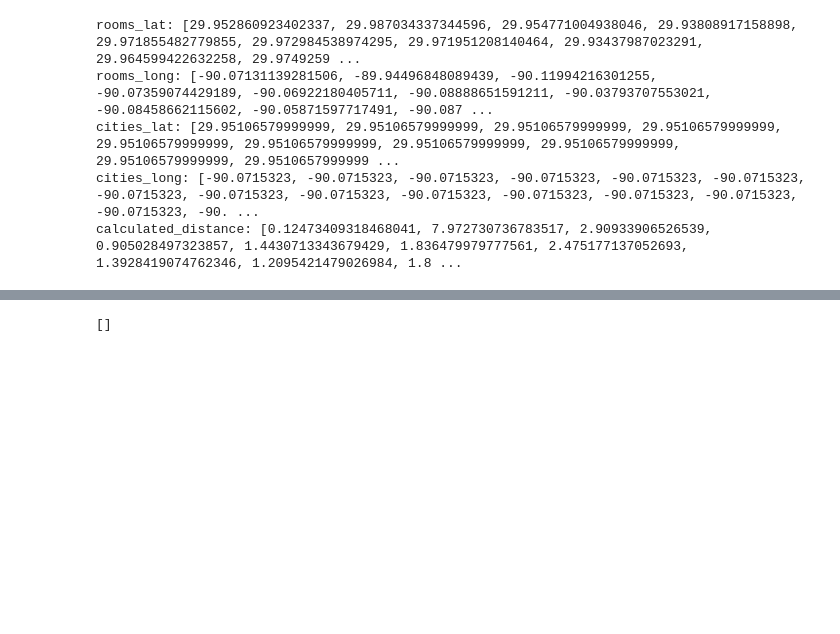
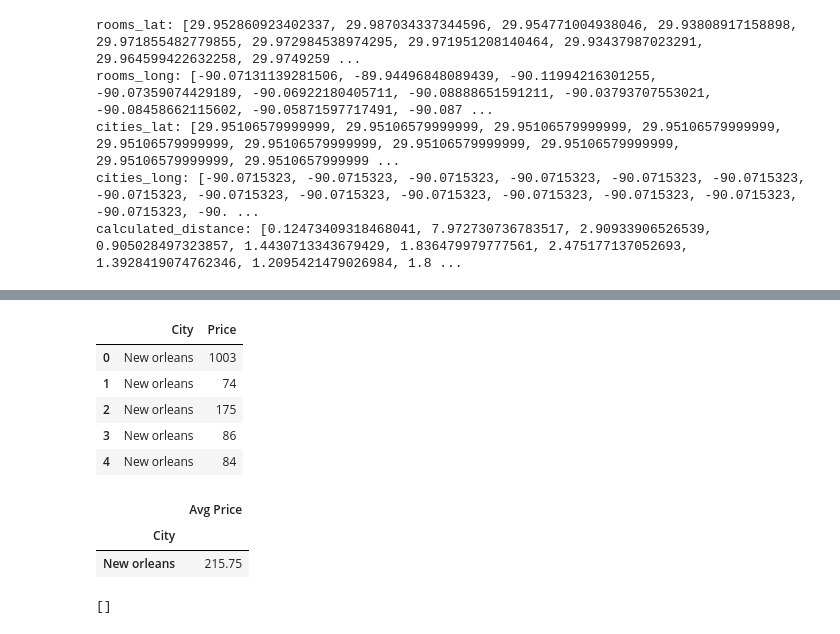
Before and after one commit to FeLowe/NW-Bootcamp-Project2_Data_Visualization, a Jupyter notebook: ExampleCode/Untitled.ipynb, the cells around one changed output, grey strips where cells are left out. Cells and saved outputs as stored; diff of their text form; code cells hidden in the pictures; blank space fills up the shorter version.

Commit message:
calculated avg room price

```diff
--- a/ExampleCode/Untitled.ipynb
+++ b/ExampleCode/Untitled.ipynb
@@ -240,6 +240,31 @@ cleanData.head()
 | 2 | 175 | 19123547 | Entire home/apt | New orleans | United states | 29.954771 | -90.119942 | New-orleans, United states | 2.909339 |
 | 3 | 86 | 19245713 | Entire home/apt | New orleans | United states | 29.938089 | -90.073591 | New-orleans, United states | 0.905028 |
 | 4 | 84 | 19267950 | Entire home/apt | New orleans | United states | 29.971855 | -90.069222 | New-orleans, United states | 1.443071 |
+# %%
+citySummary = cleanData[["City", "Price"]]
+citySummary.head()
+# %% [output]
+|  | City | Price |
+| 0 | New orleans | 1003 |
+| 1 | New orleans | 74 |
+| 2 | New orleans | 175 |
+| 3 | New orleans | 86 |
+| 4 | New orleans | 84 |
+# %%
+# Create the GroupBy object based on the "Type 1" column
+city_group = city_summary.groupby(["City"])
+
+# Calculate averages for combat stats using the .mean() method
+city_avg_price = city_group.mean()
+city_avg_price
+
+city_avg_price = city_avg_price.rename(index=str, columns={"Price":"Avg Price"})
+
+city_avg_price.head()
+# %% [output]
+|  | Avg Price |
+| City |  |
+| New orleans | 215.75 |
 # %%
 conn_str = "root:Fe529534@localhost/airbnb_data"
 engine = create_engine(f'mysql://{conn_str}')
```
Also changed, not shown: parts of 2 cells of this notebook, 2 other files.
